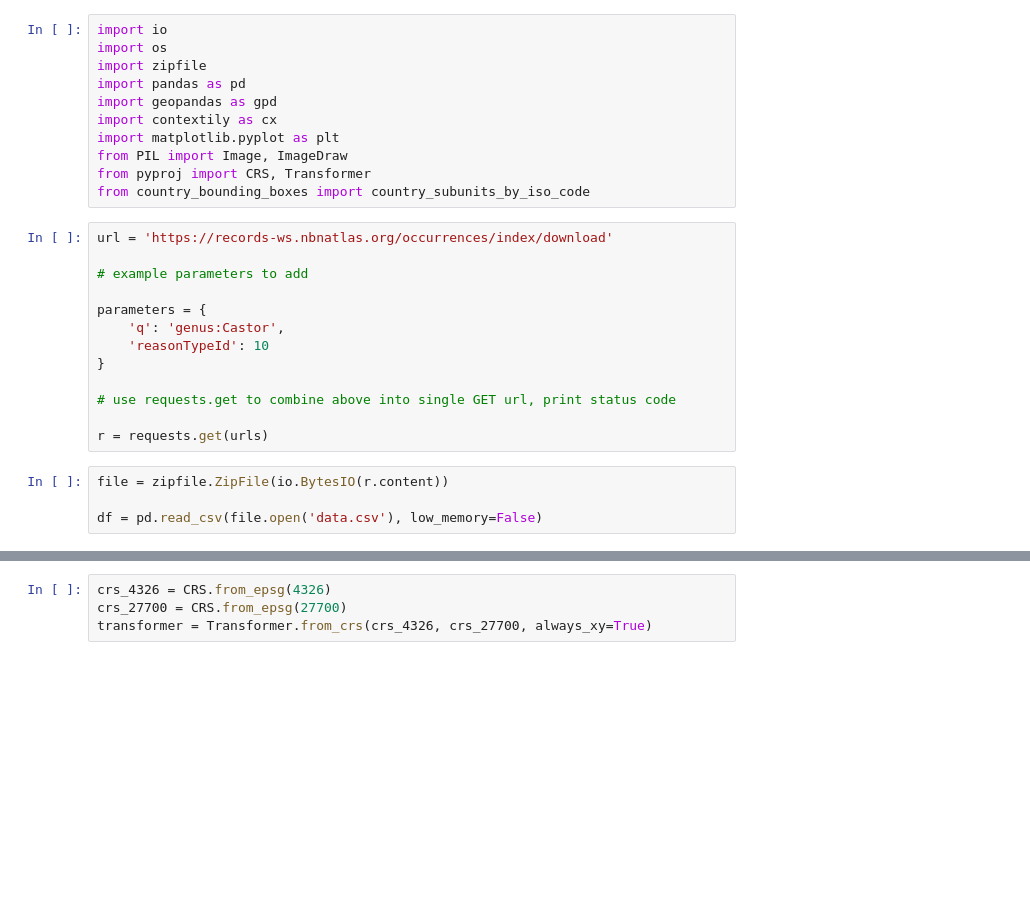
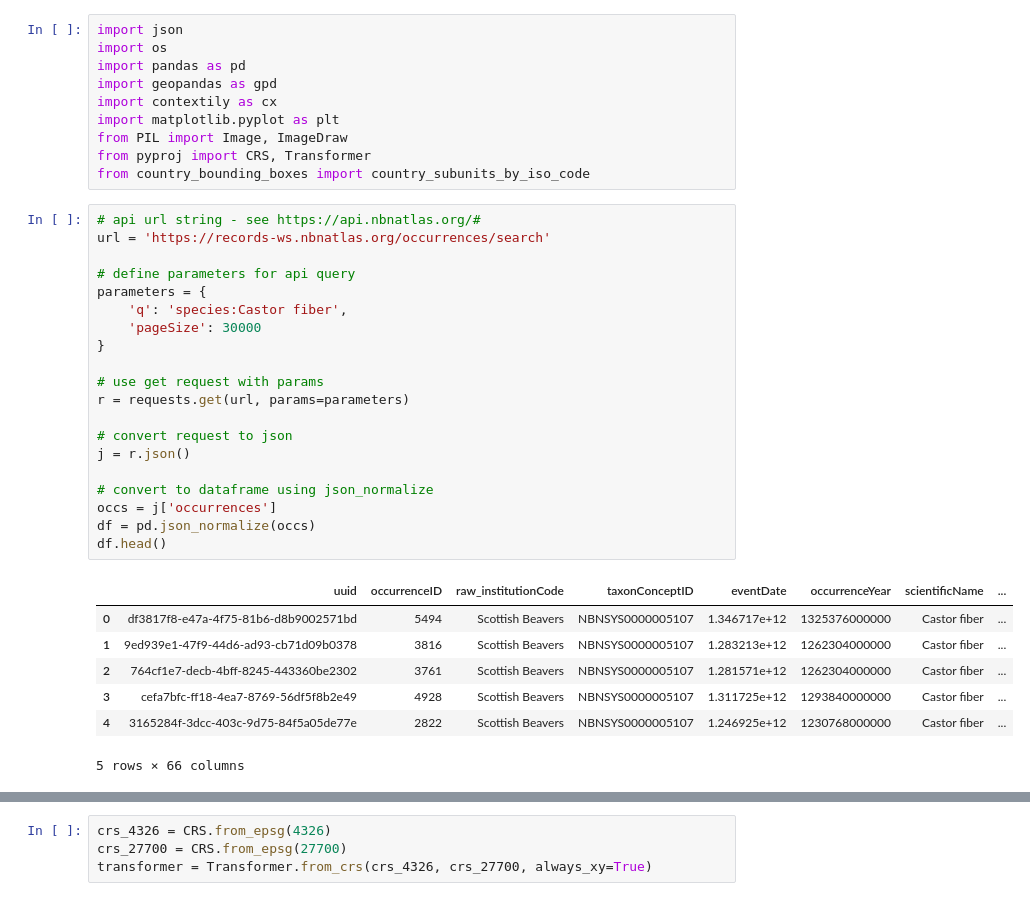
Before and after one commit to joekbullard/30daymapchallenge21, a Jupyter notebook: day_1/gif_plot_nb.ipynb, the cells around one changed output, grey strips where cells are left out. Drawn from its saved outputs; the diff is of its cells as text; blank space fills up the shorter version.

```diff
--- a/day_1/gif_plot_nb.ipynb
+++ b/day_1/gif_plot_nb.ipynb
@@ -1,7 +1,6 @@
 # %%
-import io
+import json
 import os
-import zipfile
 import pandas as pd
 import geopandas as gpd
 import contextily as cx
@@ -10,19 +9,30 @@ from PIL import Image, ImageDraw
 from pyproj import CRS, Transformer
 from country_bounding_boxes import country_subunits_by_iso_code
 # %%
-url = 'https://records-ws.nbnatlas.org/occurrences/index/download'
+# api url string - see https://api.nbnatlas.org/#
+url = 'https://records-ws.nbnatlas.org/occurrences/search'
 
-# example parameters to add
-
+# define parameters for api query
 parameters = {
-    'q': 'genus:Castor',
-    'reasonTypeId': 10
+    'q': 'species:Castor fiber',
+    'pageSize': 30000
 }
 
-# use requests.get to combine above into single GET url, print status code
+# use get request with params
+r = requests.get(url, params=parameters)
 
-r = requests.get(urls)
+# convert request to json
+j = r.json()
+
+# convert to dataframe using json_normalize
+occs = j['occurrences']
+df = pd.json_normalize(occs)
+df.head()
+# %% [output]
+|  | uuid | occurrenceID | raw_institutionCode | taxonConceptID | eventDate | occurrenceYear | scientificName | ... |
+| 0 | df3817f8-e47a-4f75-81b6-d8b9002571bd | 5494 | Scottish Beavers | NBNSYS0000005107 | 1.346717e+12 | 1325376000000 | Castor fiber | ... |
+| 1 | 9ed939e1-47f9-44d6-ad93-cb71d09b0378 | 3816 | Scottish Beavers | NBNSYS0000005107 | 1.283213e+12 | 1262304000000 | Castor fiber | ... |
+| 2 | 764cf1e7-decb-4bff-8245-443360be2302 | 3761 | Scottish Beavers | NBNSYS0000005107 | 1.281571e+12 | 1262304000000 | Castor fiber | ... |
+| 3 | cefa7bfc-ff18-4ea7-8769-56df5f8b2e49 | 4928 | Scottish Beavers | NBNSYS0000005107 | 1.311725e+12 | 1293840000000 | Castor fiber | ... |
+| 4 | 3165284f-3dcc-403c-9d75-84f5a05de77e | 2822 | Scottish Beavers | NBNSYS0000005107 | 1.246925e+12 | 1230768000000 | Castor fiber | ... |
+5 rows × 66 columns
-# %%
-file = zipfile.ZipFile(io.BytesIO(r.content))
-
-df = pd.read_csv(file.open('data.csv'), low_memory=False)
```
Also changed, not shown: parts of 5 cells of this notebook, 5 other files.
